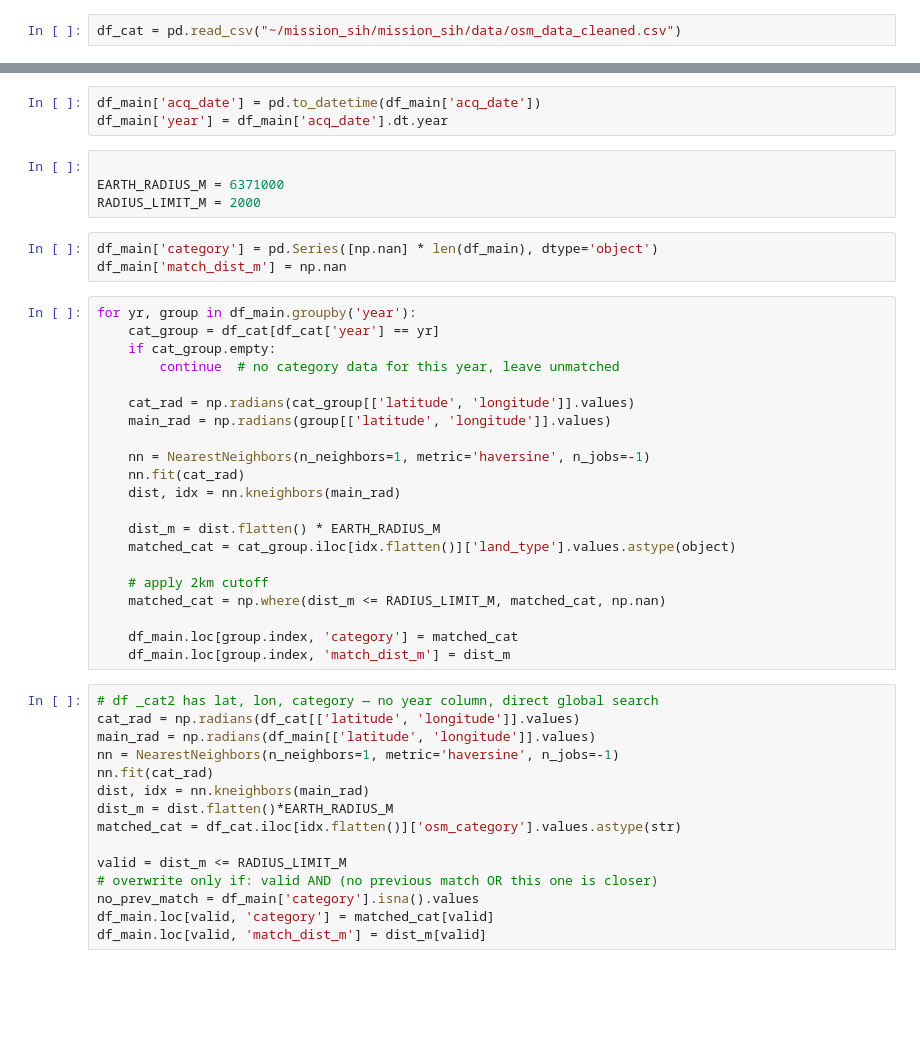
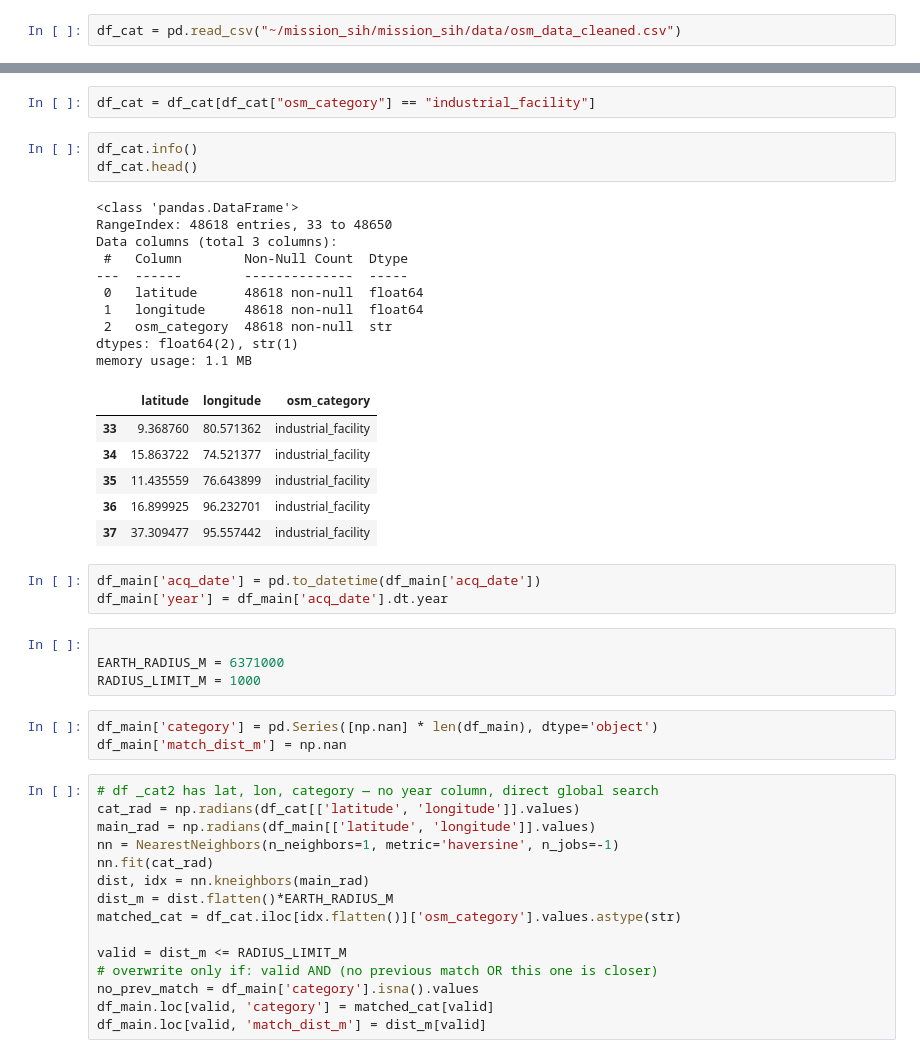
Before and after one commit to bazik-0/mission_sih, a Jupyter notebook: data_processing/produce_final_dataset.ipynb, the cells around one changed output, grey strips where cells are left out. Drawn from its saved outputs; the diff is of its cells as text; blank space fills up the shorter version.

```diff
--- a/data_processing/produce_final_dataset.ipynb
+++ b/data_processing/produce_final_dataset.ipynb
@@ -17,34 +28,35 @@ df_cat = pd.read_csv("~/mission_sih/mission_sih/data/osm_data_cleaned.csv")
+# %%
+df_cat = df_cat[df_cat["osm_category"] == "industrial_facility"]
+# %%
+df_cat.info()
+df_cat.head()
+# %% [output]
+<class 'pandas.DataFrame'>
+RangeIndex: 48618 entries, 33 to 48650
+Data columns (total 3 columns):
+ #   Column        Non-Null Count  Dtype
+---  ------        --------------  -----
+ 0   latitude      48618 non-null  float64
+ 1   longitude     48618 non-null  float64
+ 2   osm_category  48618 non-null  str
+dtypes: float64(2), str(1)
+memory usage: 1.1 MB
+|  | latitude | longitude | osm_category |
+| 33 | 9.368760 | 80.571362 | industrial_facility |
+| 34 | 15.863722 | 74.521377 | industrial_facility |
+| 35 | 11.435559 | 76.643899 | industrial_facility |
+| 36 | 16.899925 | 96.232701 | industrial_facility |
+| 37 | 37.309477 | 95.557442 | industrial_facility |
 # %%
 df_main['acq_date'] = pd.to_datetime(df_main['acq_date'])
 df_main['year'] = df_main['acq_date'].dt.year
 # %%
 
 EARTH_RADIUS_M = 6371000
-RADIUS_LIMIT_M = 2000
+RADIUS_LIMIT_M = 1000
 # %%
 df_main['category'] = pd.Series([np.nan] * len(df_main), dtype='object')
 df_main['match_dist_m'] = np.nan
-# %%
-for yr, group in df_main.groupby('year'):
-    cat_group = df_cat[df_cat['year'] == yr]
-    if cat_group.empty:
-        continue  # no category data for this year, leave unmatched
-
-    cat_rad = np.radians(cat_group[['latitude', 'longitude']].values)
-    main_rad = np.radians(group[['latitude', 'longitude']].values)
-
-    nn = NearestNeighbors(n_neighbors=1, metric='haversine', n_jobs=-1)
-    nn.fit(cat_rad)
-    dist, idx = nn.kneighbors(main_rad)
-
-    dist_m = dist.flatten() * EARTH_RADIUS_M
-    matched_cat = cat_group.iloc[idx.flatten()]['land_type'].values.astype(object)
-
-    # apply 2km cutoff
-    matched_cat = np.where(dist_m <= RADIUS_LIMIT_M, matched_cat, np.nan)
-
-    df_main.loc[group.index, 'category'] = matched_cat
-    df_main.loc[group.index, 'match_dist_m'] = dist_m
 # %%
 # df _cat2 has lat, lon, category — no year column, direct global search
 cat_rad = np.radians(df_cat[['latitude', 'longitude']].values)
```
Also changed, not shown: parts of 4 cells of this notebook, 2 other files.
